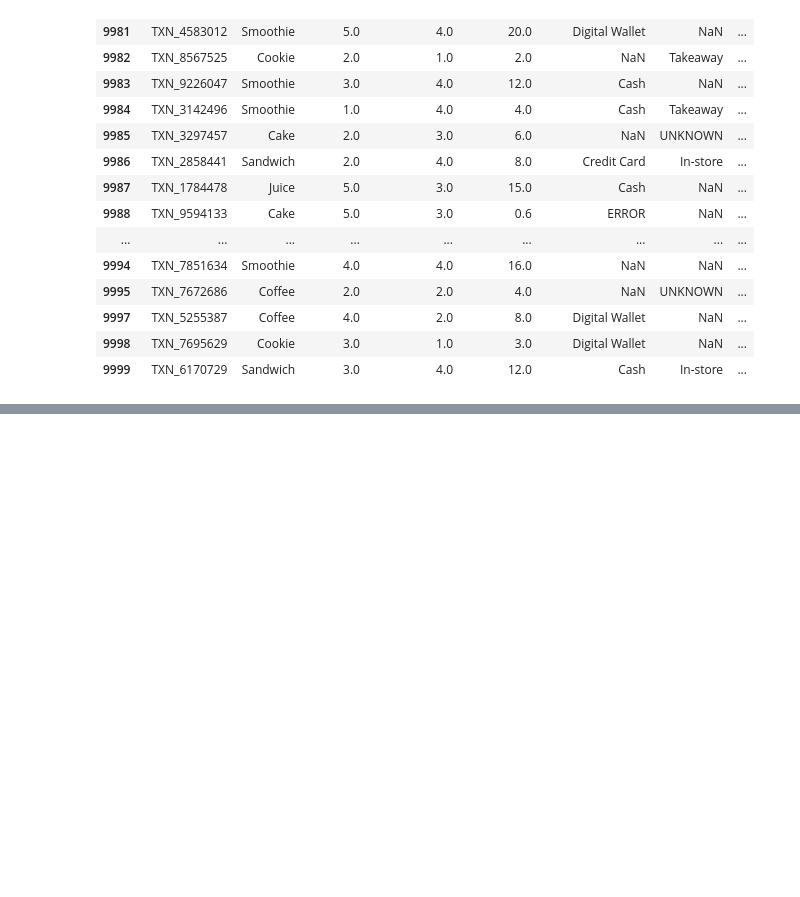
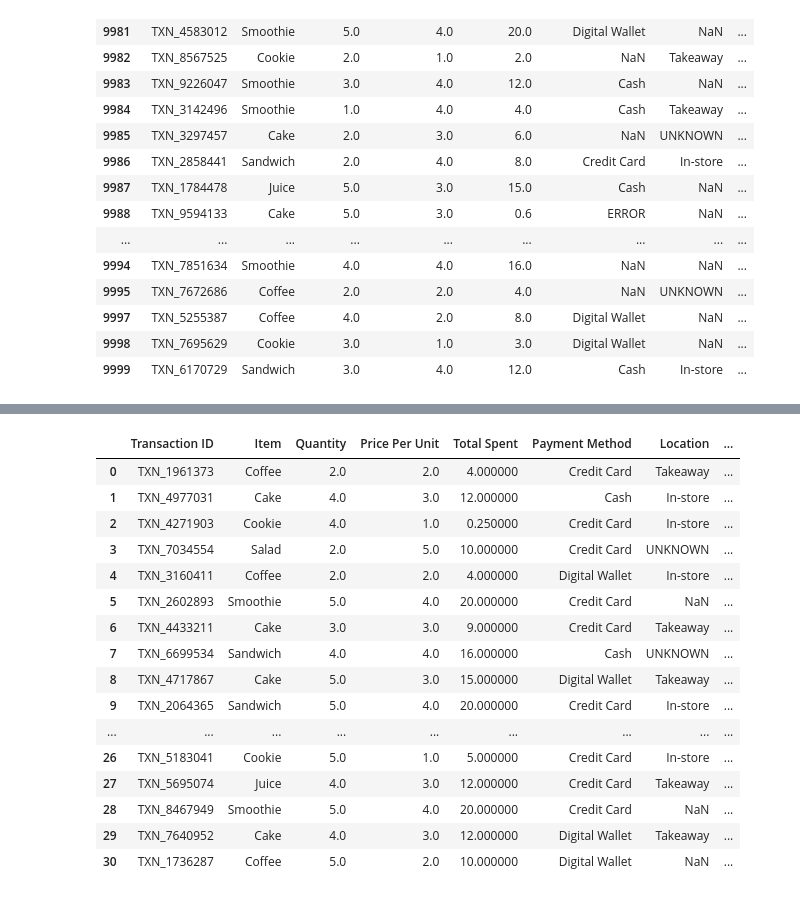
Before and after one commit to aayushmanz/Python-For-Data-Science, a Jupyter notebook: Pandas in Python/Practice in pandas/Practice_6_Dirty_cafe_sales.ipynb, the cells around one changed output, grey strips where cells are left out. Cells and saved outputs as stored; diff of their text form; code cells hidden in the pictures; blank space fills up the shorter version.

```diff
--- a/Pandas in Python/Practice in pandas/Practice_6_Dirty_cafe_sales.ipynb
+++ b/Pandas in Python/Practice in pandas/Practice_6_Dirty_cafe_sales.ipynb
@@ -187,0 +201,25 @@ a.value_counts().plot(kind='pie')
+# %%
+# in this code i randomly push those three possible transaction methods in our dataset.
+
+mix = ['Credit Card','Cash','Digital Wallet']
+
+df.loc[df['Payment Method'].isna(), 'Payment Method']= np.random.choice(mix, size=df['Payment Method'].isna().sum())
+df.head(30)
+# %% [output]
+|  | Transaction ID | Item | Quantity | Price Per Unit | Total Spent | Payment Method | Location | ... |
+| 0 | TXN_1961373 | Coffee | 2.0 | 2.0 | 4.000000 | Credit Card | Takeaway | ... |
+| 1 | TXN_4977031 | Cake | 4.0 | 3.0 | 12.000000 | Cash | In-store | ... |
+| 2 | TXN_4271903 | Cookie | 4.0 | 1.0 | 0.250000 | Credit Card | In-store | ... |
+| 3 | TXN_7034554 | Salad | 2.0 | 5.0 | 10.000000 | Credit Card | UNKNOWN | ... |
+| 4 | TXN_3160411 | Coffee | 2.0 | 2.0 | 4.000000 | Digital Wallet | In-store | ... |
+| 5 | TXN_2602893 | Smoothie | 5.0 | 4.0 | 20.000000 | Credit Card | NaN | ... |
+| 6 | TXN_4433211 | Cake | 3.0 | 3.0 | 9.000000 | Credit Card | Takeaway | ... |
+| 7 | TXN_6699534 | Sandwich | 4.0 | 4.0 | 16.000000 | Cash | UNKNOWN | ... |
+| 8 | TXN_4717867 | Cake | 5.0 | 3.0 | 15.000000 | Digital Wallet | Takeaway | ... |
+| 9 | TXN_2064365 | Sandwich | 5.0 | 4.0 | 20.000000 | Credit Card | In-store | ... |
+| ... | ... | ... | ... | ... | ... | ... | ... | ... |
+| 26 | TXN_5183041 | Cookie | 5.0 | 1.0 | 5.000000 | Credit Card | In-store | ... |
+| 27 | TXN_5695074 | Juice | 4.0 | 3.0 | 12.000000 | Credit Card | Takeaway | ... |
+| 28 | TXN_8467949 | Smoothie | 5.0 | 4.0 | 20.000000 | Credit Card | NaN | ... |
+| 29 | TXN_7640952 | Cake | 4.0 | 3.0 | 12.000000 | Digital Wallet | Takeaway | ... |
+| 30 | TXN_1736287 | Coffee | 5.0 | 2.0 | 10.000000 | Digital Wallet | NaN | ... |
```
Also changed, not shown: parts of 8 cells of this notebook.
